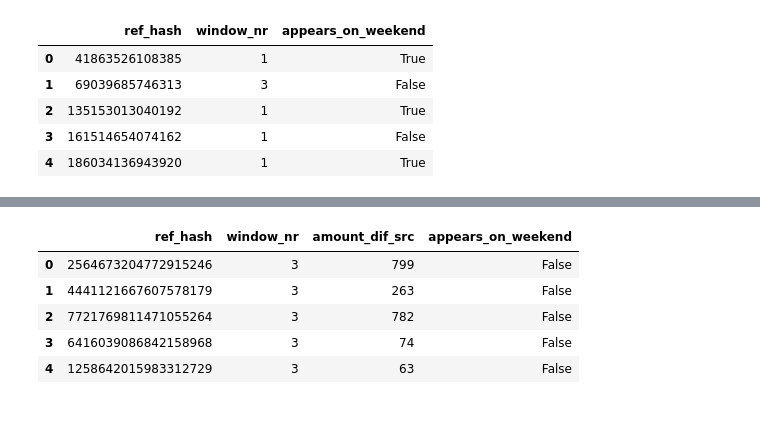
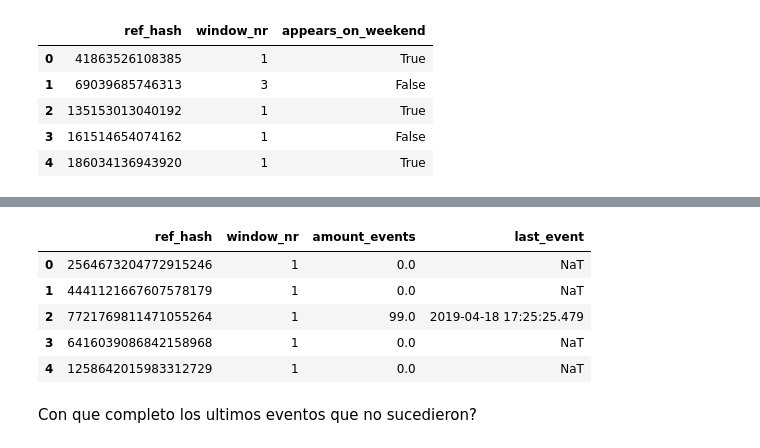
Before and after one commit to gatti2602/7506-datos, a Jupyter notebook: tp2/Manu/Features_2.ipynb, the cells around one changed output, grey strips where cells are left out. Drawn from its saved outputs; the diff is of its cells as text; code cells hidden in the pictures; blank space fills up the shorter version.

Commit message:
Nuevos features
Cantidad de eventos y ultimo evento

```diff
--- a/tp2/Manu/Features_2.ipynb
+++ b/tp2/Manu/Features_2.ipynb
@@ -369,3 +344,7 @@ temp.head()
 | 2 | 135153013040192 | 1 | True |
 | 3 | 161514654074162 | 1 | False |
 | 4 | 186034136943920 | 1 | True |
+# %%
+devices = devices.merge(temp, on = ['ref_hash','window_nr'], how = 'left')
+devices['appears_on_weekend'].fillna(False, inplace =True)
+devices.head()
@@ -371,0 +360,5 @@ temp.head()
+# %%
+events['n'] = 1
+temp = events.groupby(by = ['ref_hash','window_nr']).agg({'n':'sum'}).reset_index()
+temp.rename(index = str, columns = {'n': 'amount_events' },inplace = True)
+temp.head()
@@ -371,0 +372,4 @@ temp.head()
+# %%
+devices = devices.merge(temp, on = ['ref_hash', 'window_nr'], how = 'left')
+devices['amount_events'].fillna(0, inplace =True)
+devices.head()
@@ -371,0 +385,4 @@ temp.head()
+# %%
+temp = events.groupby(by = ['ref_hash','window_nr']).agg({'created':'max'}).reset_index()
+temp.rename(columns = {'created': 'last_event'}, inplace = True)
+temp.head()
@@ -372,10 +396,13 @@ temp.head()
 # %%
-devices = devices.merge(temp, on = ['ref_hash','window_nr'])
+devices =devices.merge(temp, on = ['ref_hash', 'window_nr'], how = 'left')
+#devices['last_event'].fillna(?)
 devices.head()
 # %% [output]
-|  | ref_hash | window_nr | amount_dif_src | appears_on_weekend |
-| 0 | 2564673204772915246 | 3 | 799 | False |
-| 1 | 4441121667607578179 | 3 | 263 | False |
-| 2 | 7721769811471055264 | 3 | 782 | False |
-| 3 | 6416039086842158968 | 3 | 74 | False |
-| 4 | 1258642015983312729 | 3 | 63 | False |
+|  | ref_hash | window_nr | amount_events | last_event |
+| 0 | 2564673204772915246 | 1 | 0.0 | NaT |
+| 1 | 4441121667607578179 | 1 | 0.0 | NaT |
+| 2 | 7721769811471055264 | 1 | 99.0 | 2019-04-18 17:25:25.479 |
+| 3 | 6416039086842158968 | 1 | 0.0 | NaT |
+| 4 | 1258642015983312729 | 1 | 0.0 | NaT |
+# %% [markdown]
+Con que completo los ultimos eventos que no sucedieron?
```
Also changed, not shown: parts of 20 cells of this notebook.
